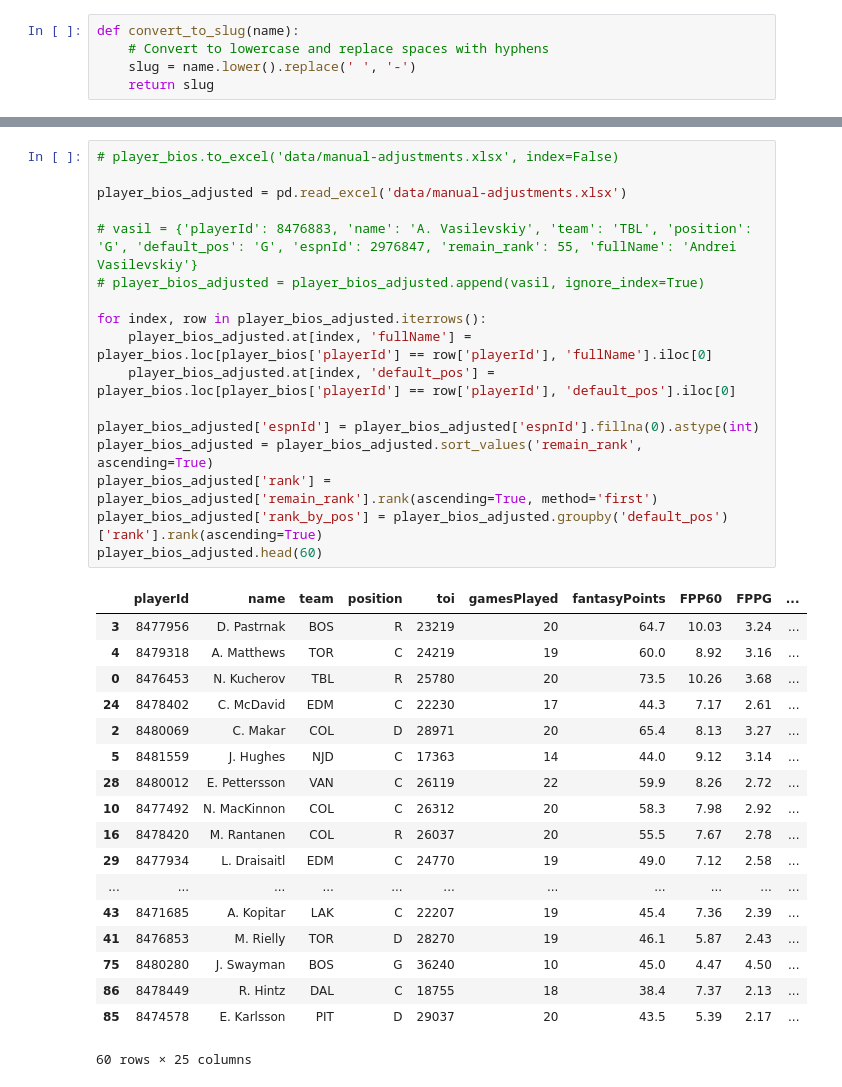
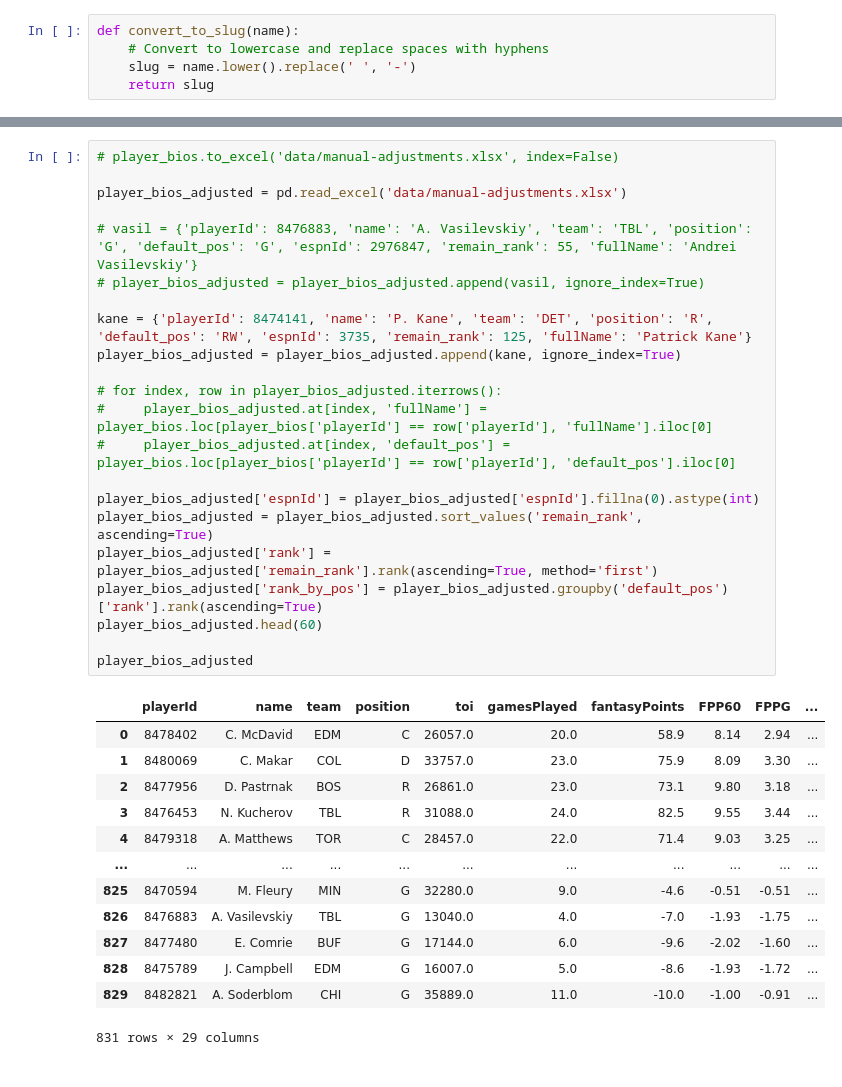
Before and after one commit to seanard1/fantasy_stats, a Jupyter notebook: rankings.ipynb, the cells around one changed output, grey strips where cells are left out. Saved outputs shown, nothing was run; the diff lists cells and outputs as text.

```diff
--- a/rankings.ipynb
+++ b/rankings.ipynb
@@ -651,37 +658,37 @@ player_bios.head(50)
 # %%
 # player_bios.to_excel('data/manual-adjustments.xlsx', index=False)
 
 player_bios_adjusted = pd.read_excel('data/manual-adjustments.xlsx')
 
 # vasil = {'playerId': 8476883, 'name': 'A. Vasilevskiy', 'team': 'TBL', 'position': 'G', 'default_pos': 'G', 'espnId': 2976847, 'remain_rank': 55, 'fullName': 'Andrei Vasilevskiy'}
 # player_bios_adjusted = player_bios_adjusted.append(vasil, ignore_index=True)
 
-for index, row in player_bios_adjusted.iterrows():
-    player_bios_adjusted.at[index, 'fullName'] = player_bios.loc[player_bios['playerId'] == row['playerId'], 'fullName'].iloc[0]
-    player_bios_adjusted.at[index, 'default_pos'] = player_bios.loc[player_bios['playerId'] == row['playerId'], 'default_pos'].iloc[0]
+kane = {'playerId': 8474141, 'name': 'P. Kane', 'team': 'DET', 'position': 'R', 'default_pos': 'RW', 'espnId': 3735, 'remain_rank': 125, 'fullName': 'Patrick Kane'}
+player_bios_adjusted = player_bios_adjusted.append(kane, ignore_index=True)
+
+# for index, row in player_bios_adjusted.iterrows():
+#     player_bios_adjusted.at[index, 'fullName'] = player_bios.loc[player_bios['playerId'] == row['playerId'], 'fullName'].iloc[0]
+#     player_bios_adjusted.at[index, 'default_pos'] = player_bios.loc[player_bios['playerId'] == row['playerId'], 'default_pos'].iloc[0]
 
 player_bios_adjusted['espnId'] = player_bios_adjusted['espnId'].fillna(0).astype(int)
 player_bios_adjusted = player_bios_adjusted.sort_values('remain_rank', ascending=True)
 player_bios_adjusted['rank'] = player_bios_adjusted['remain_rank'].rank(ascending=True, method='first')
 player_bios_adjusted['rank_by_pos'] = player_bios_adjusted.groupby('default_pos')['rank'].rank(ascending=True)
 player_bios_adjusted.head(60)
+
+player_bios_adjusted
 # %% [output]
 |  | playerId | name | team | position | toi | gamesPlayed | fantasyPoints | FPP60 | FPPG | ... |
-| 3 | 8477956 | D. Pastrnak | BOS | R | 23219 | 20 | 64.7 | 10.03 | 3.24 | ... |
-| 4 | 8479318 | A. Matthews | TOR | C | 24219 | 19 | 60.0 | 8.92 | 3.16 | ... |
-| 0 | 8476453 | N. Kucherov | TBL | R | 25780 | 20 | 73.5 | 10.26 | 3.68 | ... |
-| 24 | 8478402 | C. McDavid | EDM | C | 22230 | 17 | 44.3 | 7.17 | 2.61 | ... |
-| 2 | 8480069 | C. Makar | COL | D | 28971 | 20 | 65.4 | 8.13 | 3.27 | ... |
-| 5 | 8481559 | J. Hughes | NJD | C | 17363 | 14 | 44.0 | 9.12 | 3.14 | ... |
-| 28 | 8480012 | E. Pettersson | VAN | C | 26119 | 22 | 59.9 | 8.26 | 2.72 | ... |
-| 10 | 8477492 | N. MacKinnon | COL | C | 26312 | 20 | 58.3 | 7.98 | 2.92 | ... |
-| 16 | 8478420 | M. Rantanen | COL | R | 26037 | 20 | 55.5 | 7.67 | 2.78 | ... |
-| 29 | 8477934 | L. Draisaitl | EDM | C | 24770 | 19 | 49.0 | 7.12 | 2.58 | ... |
+| 0 | 8478402 | C. McDavid | EDM | C | 26057.0 | 20.0 | 58.9 | 8.14 | 2.94 | ... |
+| 1 | 8480069 | C. Makar | COL | D | 33757.0 | 23.0 | 75.9 | 8.09 | 3.30 | ... |
+| 2 | 8477956 | D. Pastrnak | BOS | R | 26861.0 | 23.0 | 73.1 | 9.80 | 3.18 | ... |
+| 3 | 8476453 | N. Kucherov | TBL | R | 31088.0 | 24.0 | 82.5 | 9.55 | 3.44 | ... |
+| 4 | 8479318 | A. Matthews | TOR | C | 28457.0 | 22.0 | 71.4 | 9.03 | 3.25 | ... |
 | ... | ... | ... | ... | ... | ... | ... | ... | ... | ... | ... |
-| 43 | 8471685 | A. Kopitar | LAK | C | 22207 | 19 | 45.4 | 7.36 | 2.39 | ... |
-| 41 | 8476853 | M. Rielly | TOR | D | 28270 | 19 | 46.1 | 5.87 | 2.43 | ... |
-| 75 | 8480280 | J. Swayman | BOS | G | 36240 | 10 | 45.0 | 4.47 | 4.50 | ... |
-| 86 | 8478449 | R. Hintz | DAL | C | 18755 | 18 | 38.4 | 7.37 | 2.13 | ... |
-| 85 | 8474578 | E. Karlsson | PIT | D | 29037 | 20 | 43.5 | 5.39 | 2.17 | ... |
+| 825 | 8470594 | M. Fleury | MIN | G | 32280.0 | 9.0 | -4.6 | -0.51 | -0.51 | ... |
+| 826 | 8476883 | A. Vasilevskiy | TBL | G | 13040.0 | 4.0 | -7.0 | -1.93 | -1.75 | ... |
+| 827 | 8477480 | E. Comrie | BUF | G | 17144.0 | 6.0 | -9.6 | -2.02 | -1.60 | ... |
+| 828 | 8475789 | J. Campbell | EDM | G | 16007.0 | 5.0 | -8.6 | -1.93 | -1.72 | ... |
+| 829 | 8482821 | A. Soderblom | CHI | G | 35889.0 | 11.0 | -10.0 | -1.00 | -0.91 | ... |
-60 rows × 25 columns
+831 rows × 29 columns
 # %%
```
Also changed, not shown: parts of 21 cells of this notebook, 38 other files.
